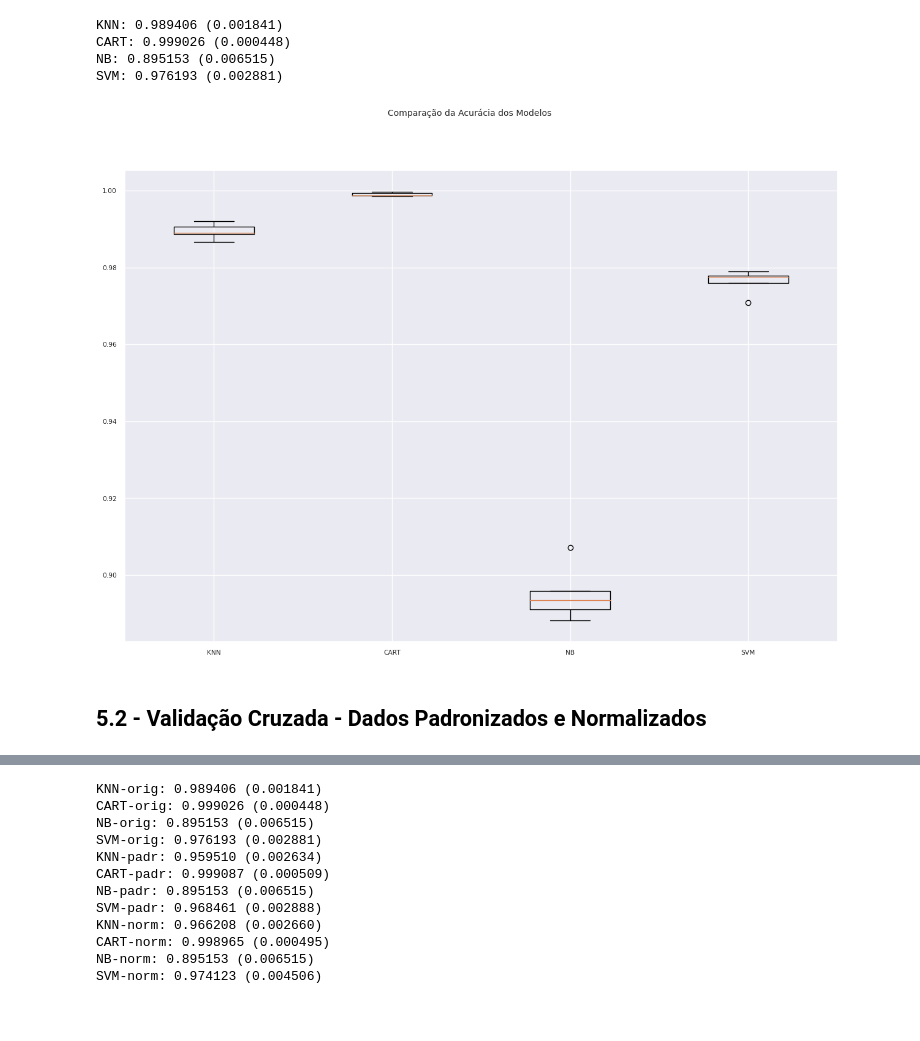
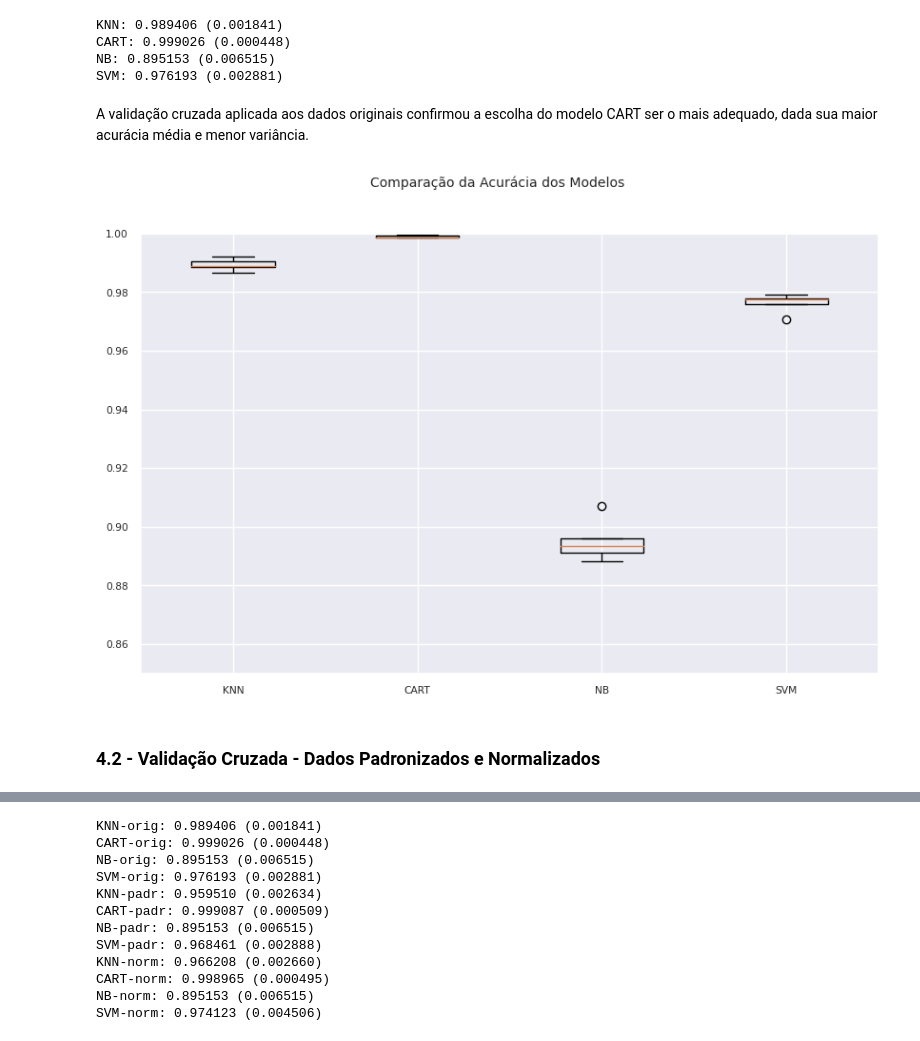
Before and after one commit to Luciahelenasantos/PUC-SPRINT-II, a Jupyter notebook: MVP_SPRINT_II.ipynb, the cells around one changed output, grey strips where cells are left out. Drawn from its saved outputs; the diff is of its cells as text; code cells hidden in the pictures; blank space fills up the shorter version.

```diff
--- a/MVP_SPRINT_II.ipynb
+++ b/MVP_SPRINT_II.ipynb
@@ -221,0 +280,5 @@ QualidadeAR.describe()
+# %%
+# Ajustando o padrão visual dos gráficos
+
+sns.set_style('darkgrid')
+sns.set_theme(style="darkgrid", font_scale=0.75)
@@ -259,11 +355,9 @@ Name: AQI Category, dtype: int64
 # %%
 # Gráfico de barras para AQI Geral
 
-fig, ax = plt.subplots(figsize = (10, 6))
-sns.set_style('darkgrid')
-sns.set_theme(style="darkgrid", font_scale=0.8)
+fig, ax = plt.subplots(figsize = (9, 6))
 sns.countplot(x='AQI Category', data=QualidadeAR)
-plt.title('Índice de Qualidade do Ar Geral para cidades analisadas', fontsize=13, weight='bold')
+plt.title('Gráfico de Barras para o Índice de Qualidade do Ar \n Geral para cidades em análise', fontsize=13)
 plt.ylabel("AQI Geral")
 plt.xlabel("Categoria AQI Geral")
 plt.show();
@@ -471,11 +584,3 @@ Data columns (total 12 columns):
  11  PM2.5 AQI Category  23463 non-null  object
 dtypes: int64(5), object(7)
 memory usage: 2.1+ MB
-# %%
-# Criando a variável numérica que identifica a classificação do AQI para cada poluente
-
-QualidadeAR2['AQI_Category_Num'] = QualidadeAR2['AQI Category'].apply(calcula_classe_qualiar)
-QualidadeAR2['CO_AQI_Category_Num'] = QualidadeAR2['CO AQI Category'].apply(calcula_classe_qualiar)
-QualidadeAR2['Ozone_AQI_Category_Num'] = QualidadeAR2['Ozone AQI Category'].apply(calcula_classe_qualiar)
-QualidadeAR2['NO2_AQI_Category_Num'] = QualidadeAR2['NO2 AQI Category'].apply(calcula_classe_qualiar)
-QualidadeAR2['PM2.5_AQI_Category_Num'] = QualidadeAR2['PM2.5 AQI Category'].apply(calcula_classe_qualiar)
@@ -724,15 +806,18 @@ KNN: 0.989406 (0.001841)
 CART: 0.999026 (0.000448)
 NB: 0.895153 (0.006515)
 SVM: 0.976193 (0.002881)
+# %% [markdown]
+A validação cruzada aplicada aos dados originais confirmou a escolha do modelo CART ser o mais adequado, dada sua maior acurácia média e menor variância.
 # %%
 # Boxplot de comparação dos modelos
-fig = plt.figure(figsize=(15,10))
+fig = plt.figure(figsize=(10, 6))
 fig.suptitle('Comparação da Acurácia dos Modelos')
 ax = fig.add_subplot(111)
 plt.boxplot(results)
 ax.set_xticklabels(names)
+ax.set_ylim(0.85, 1.0)
 plt.show()
 # %% [output]
-[figure, old version]
+[figure, new version]
 # %% [markdown]
-## 5.2 - Validação Cruzada - Dados Padronizados e Normalizados
+### 4.2 - Validação Cruzada - Dados Padronizados e Normalizados
```
Also changed, not shown: parts of 122 cells of this notebook.
